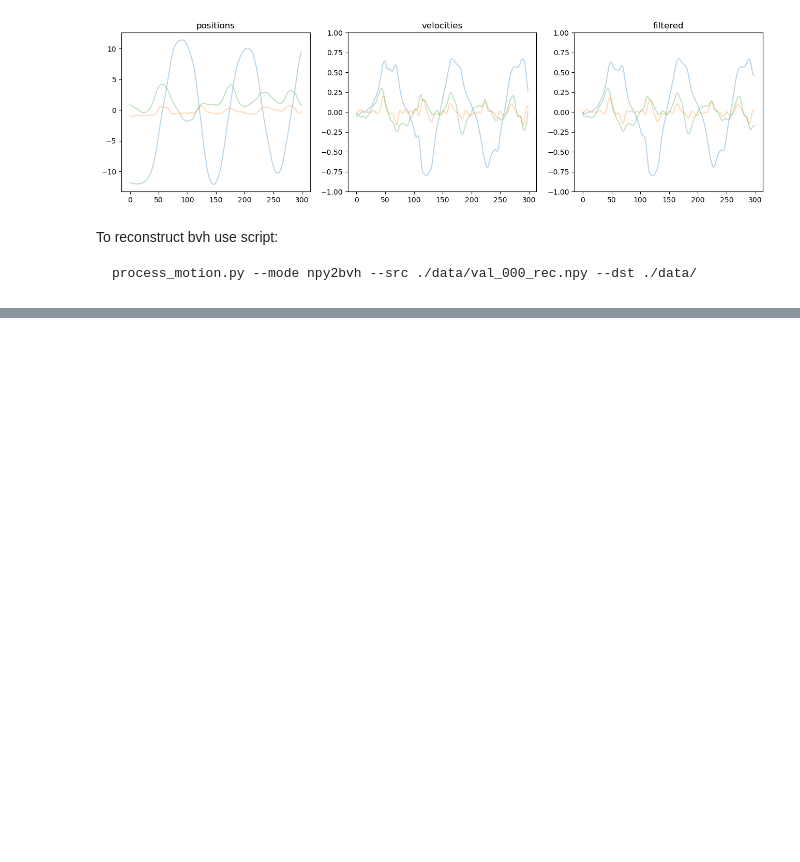
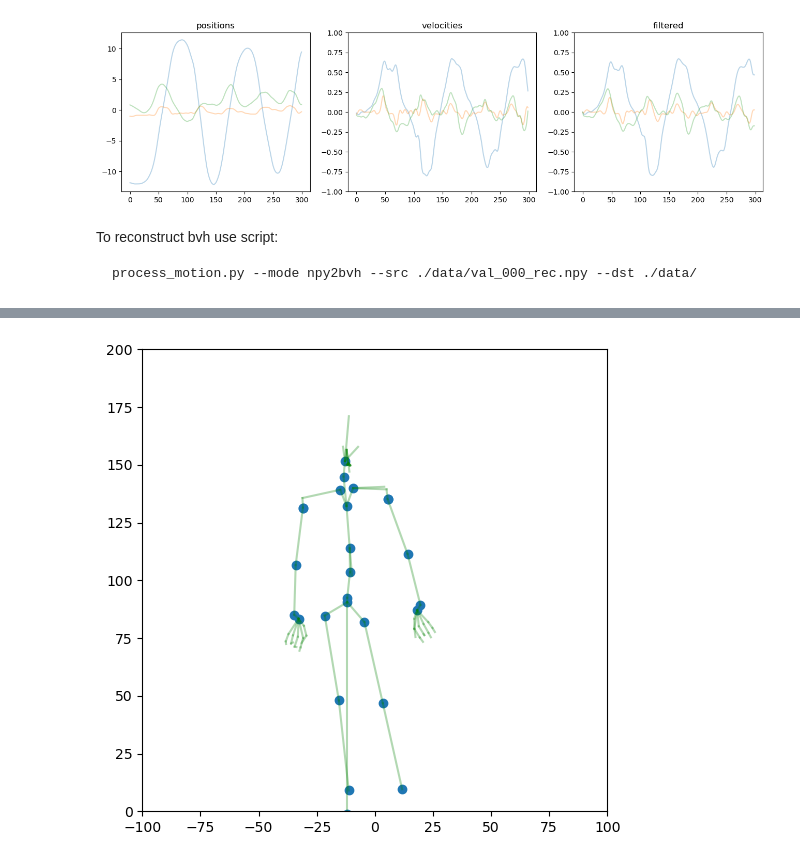
Before and after one commit to FineMotion/GENEA_2023, a Jupyter notebook: PAE.ipynb, the cells around one changed output, grey strips where cells are left out. Saved outputs shown, nothing was run; the diff lists cells and outputs as text; code cells hidden in the pictures; blank space fills up the shorter version.

```diff
--- a/PAE.ipynb
+++ b/PAE.ipynb
@@ -242,0 +315,19 @@ process_motion.py --mode npy2bvh --src ./data/val_000_rec.npy --dst ./data/
+# %%
+posed_points = np.zeros((len(filtering_joints), 3))
+for i, joint in enumerate(filtering_joints):
+    posed_points[i,:] = posed[joint][1]
+
+fig = plt.figure(figsize=(6,6))
+ax = fig.add_subplot(1,1,1)
+ax.set_xlim([-100, 100])
+ax.set_ylim([0,200])
+ax.scatter(posed_joints[:, 0], posed_joints[:, 1])
+for edge in edges:
+    if 'Nub' in edge[0]:
+        continue
+    # if edge[0] in filtering_joints:
+    start = posed[edge[0]][1]
+    end = posed[edge[1]][1]
+    ax.plot([start[0], end[0]], [start[1], end[1]], color='green', alpha=0.3)
+# %% [output]
+[figure, added]
```
Also changed, not shown: parts of 9 cells of this notebook, 1 other file.
